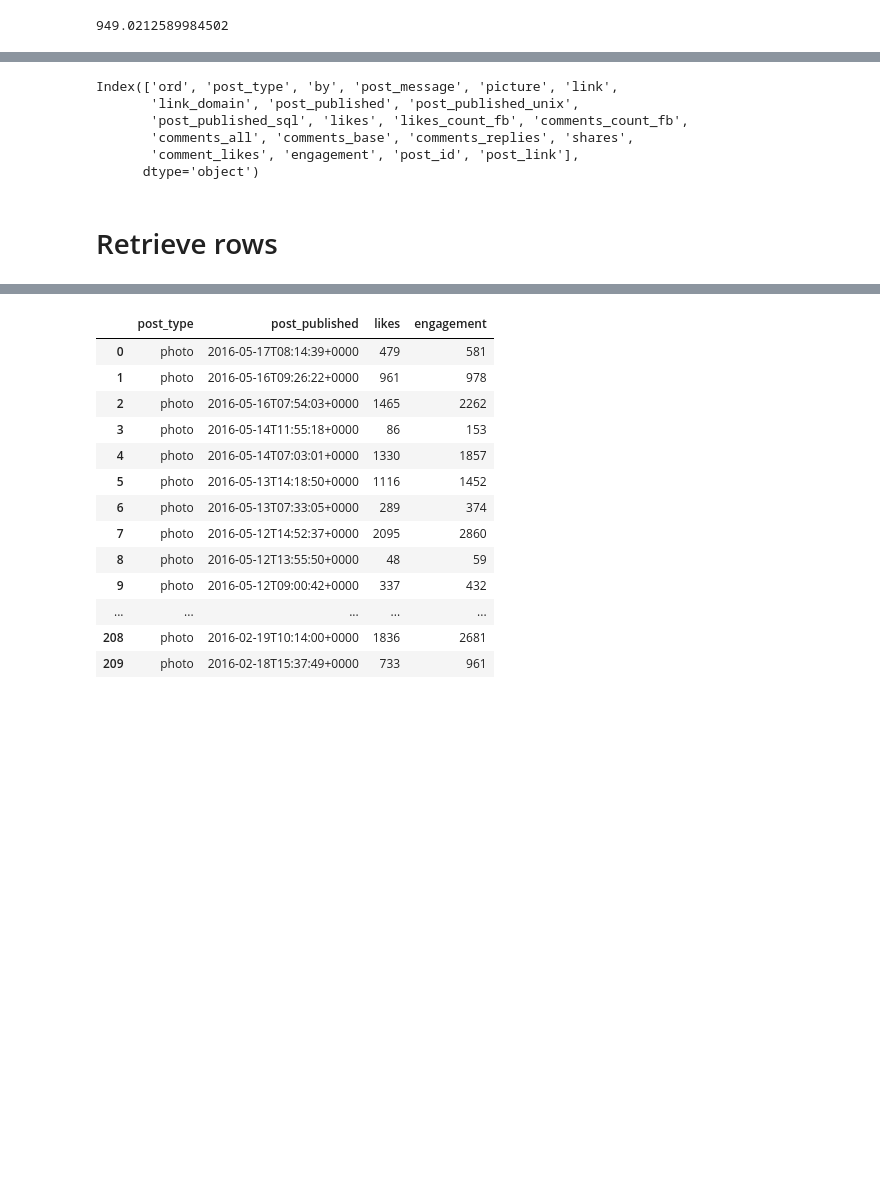
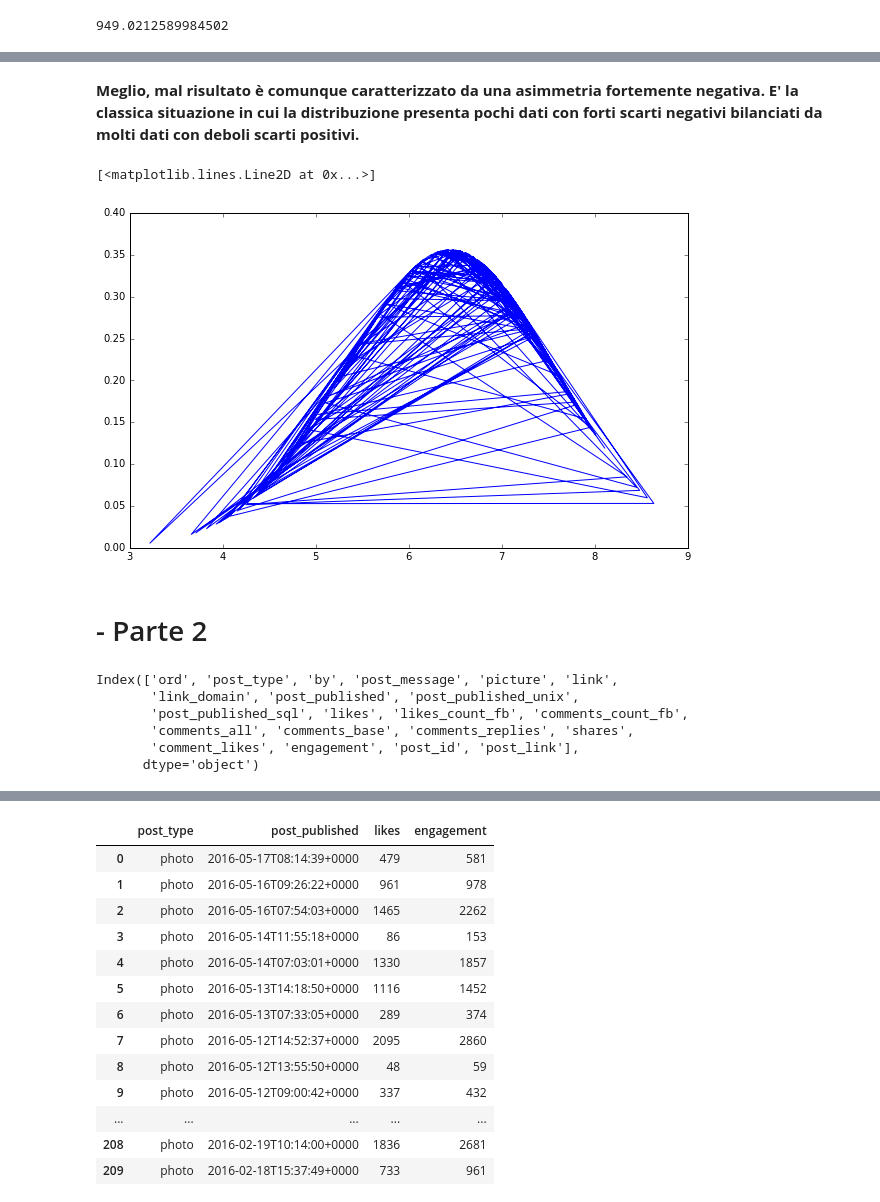
Before and after one commit to marcogoldin/data_science, a Jupyter notebook: mibact_facebook/MIBACT Facebook Fan Page - Post 17 feb - 17 maggio 2016.ipynb, the cells around one changed output, grey strips where cells are left out. Saved outputs shown, nothing was run; the diff lists cells and outputs as text; code cells hidden in the pictures; blank space fills up the shorter version.

```diff
--- a/mibact_facebook/MIBACT Facebook Fan Page - Post 17 feb - 17 maggio 2016.ipynb
+++ b/mibact_facebook/MIBACT Facebook Fan Page - Post 17 feb - 17 maggio 2016.ipynb
@@ -70,3 +119,15 @@ engage.std()
+# %% [markdown]
+**Meglio, mal risultato è comunque caratterizzato da una asimmetria fortemente negativa.
+E' la classica situazione in cui la distribuzione presenta pochi dati con forti scarti negativi bilanciati da molti dati con deboli scarti positivi.**
+# %%
+
+linea = stats.norm.pdf(engage_log, np.mean(engage_log), np.std(engage_log))
+plt.plot(engage_log, linea)
+# %% [output]
+[<matplotlib.lines.Line2D at 0x...>]
+[figure, added]
+# %% [markdown]
+# - Parte 2
 # %%
 colonne = mib_fb.columns
 colonne
@@ -82,2 +140,0 @@ Index(['﻿ord', 'post_type', 'by', 'post_message', 'picture', 'link',
-# %% [markdown]
-# Retrieve rows
```
Also changed, not shown: parts of 17 cells of this notebook.
